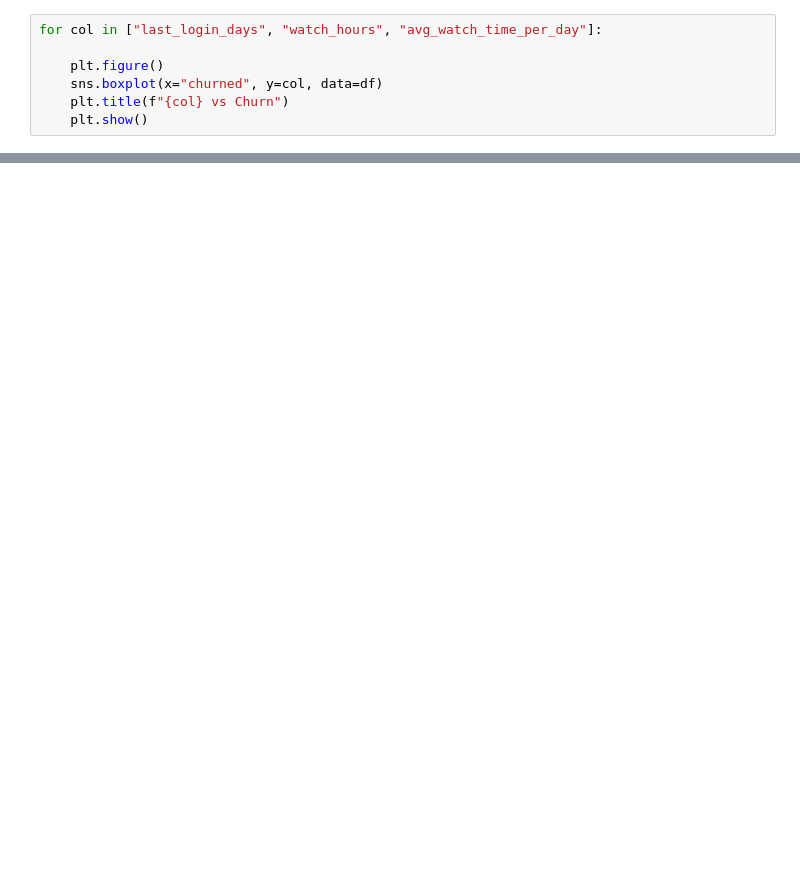
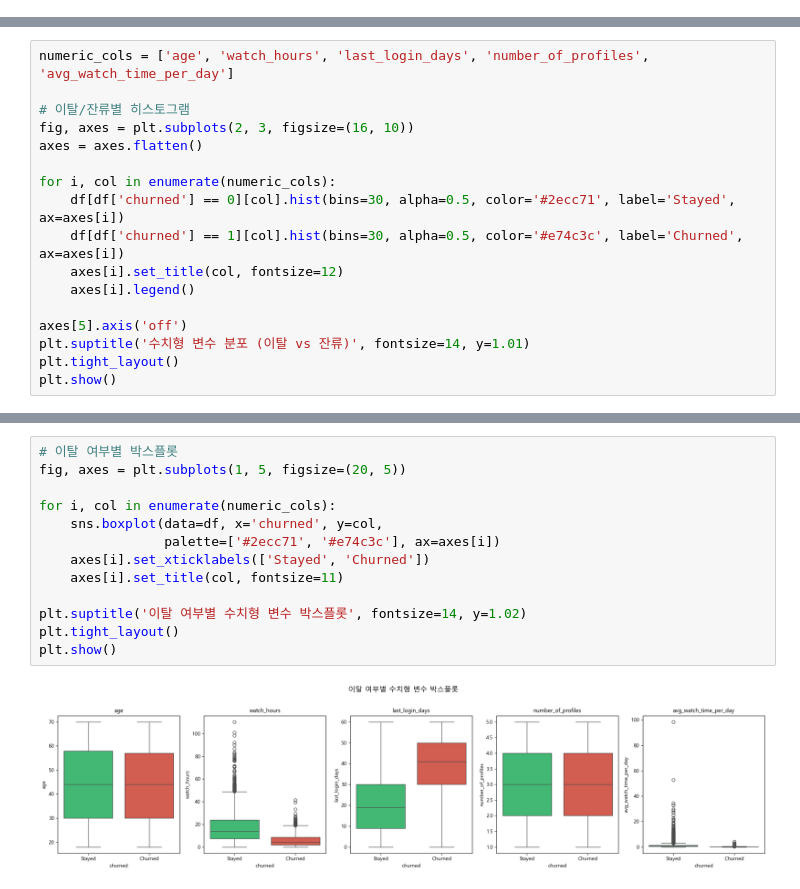
Before and after one commit to SKNETWORKS-FAMILY-AICAMP/SKN28-2nd-2Team, a Jupyter notebook: notebooks/01_eda.ipynb, the cells around one changed output, grey strips where cells are left out. Saved outputs shown, nothing was run; the diff lists cells and outputs as text; blank space fills up the shorter version.

```diff
--- a/notebooks/01_eda.ipynb
+++ b/notebooks/01_eda.ipynb
@@ -77,7 +13,0 @@ for col in ["last_login_days", "watch_hours", "avg_watch_time_per_day"]:
-# %%
-for col in ["last_login_days", "watch_hours", "avg_watch_time_per_day"]:
-
-    plt.figure()
-    sns.boxplot(x="churned", y=col, data=df)
-    plt.title(f"{col} vs Churn")
-    plt.show()
@@ -96,0 +116,17 @@ plt.show()
+# %%
+numeric_cols = ['age', 'watch_hours', 'last_login_days', 'number_of_profiles', 'avg_watch_time_per_day']
+
+# 이탈/잔류별 히스토그램
+fig, axes = plt.subplots(2, 3, figsize=(16, 10))
+axes = axes.flatten()
+
+for i, col in enumerate(numeric_cols):
+    df[df['churned'] == 0][col].hist(bins=30, alpha=0.5, color='#2ecc71', label='Stayed', ax=axes[i])
+    df[df['churned'] == 1][col].hist(bins=30, alpha=0.5, color='#e74c3c', label='Churned', ax=axes[i])
+    axes[i].set_title(col, fontsize=12)
+    axes[i].legend()
+
+axes[5].axis('off')
+plt.suptitle('수치형 변수 분포 (이탈 vs 잔류)', fontsize=14, y=1.01)
+plt.tight_layout()
+plt.show()
@@ -96,0 +135,15 @@ plt.show()
+# %%
+# 이탈 여부별 박스플롯
+fig, axes = plt.subplots(1, 5, figsize=(20, 5))
+
+for i, col in enumerate(numeric_cols):
+    sns.boxplot(data=df, x='churned', y=col,
+                palette=['#2ecc71', '#e74c3c'], ax=axes[i])
+    axes[i].set_xticklabels(['Stayed', 'Churned'])
+    axes[i].set_title(col, fontsize=11)
+
+plt.suptitle('이탈 여부별 수치형 변수 박스플롯', fontsize=14, y=1.02)
+plt.tight_layout()
+plt.show()
+# %% [output]
+[figure, added]
```
Also changed, not shown: parts of 31 cells of this notebook, 11 other files.
